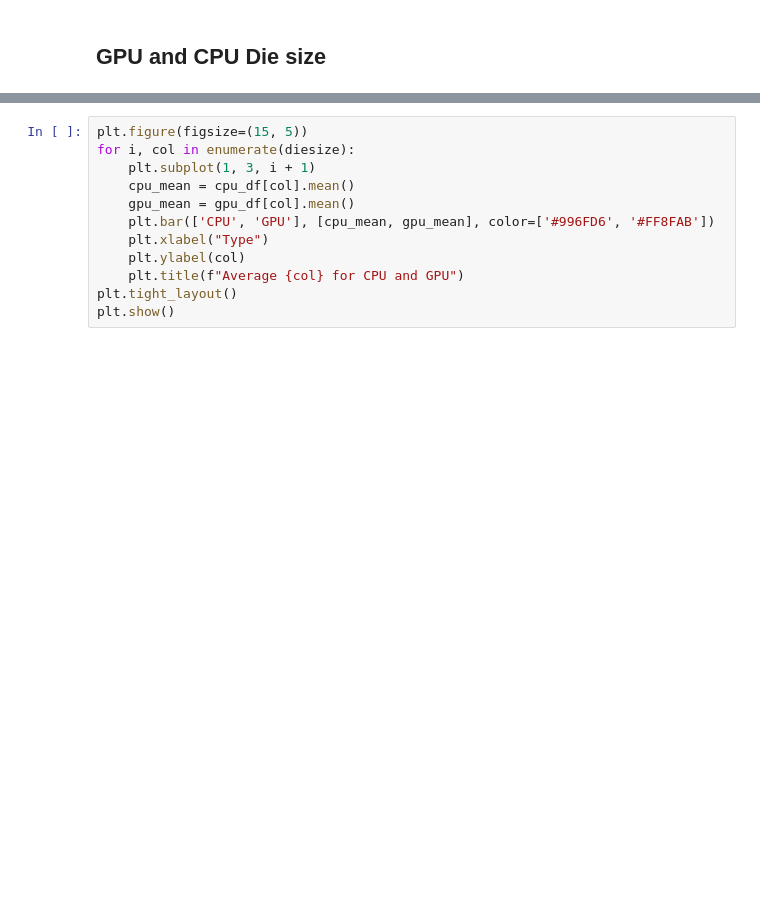
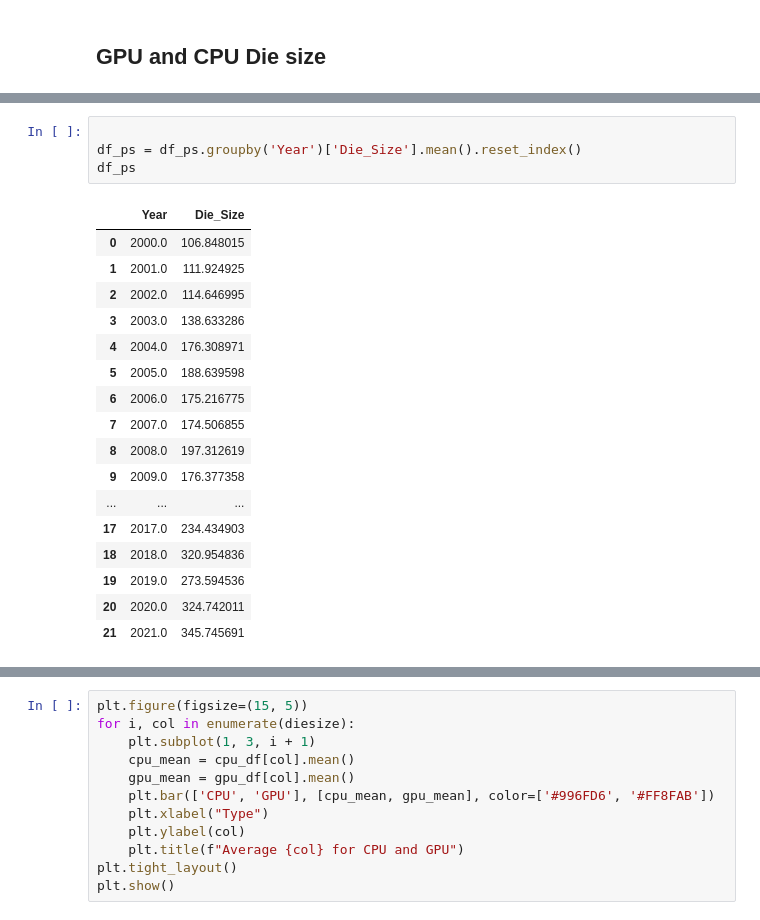
Before and after one commit to WendyInft/MATHEDA-INFANTE, a Jupyter notebook: WK8-Midterm-Exam/Exercise/WK8-Exploratory-Data-Analysis-Infante.ipynb, the cells around one changed output, grey strips where cells are left out. Drawn from its saved outputs; the diff is of its cells as text; blank space fills up the shorter version.

```diff
--- a/WK8-Midterm-Exam/Exercise/WK8-Exploratory-Data-Analysis-Infante.ipynb
+++ b/WK8-Midterm-Exam/Exercise/WK8-Exploratory-Data-Analysis-Infante.ipynb
@@ -308,0 +347,22 @@ diesize= ['Die_Size']
+# %%
+
+df_ps = df_ps.groupby('Year')['Die_Size'].mean().reset_index()
+df_ps
+# %% [output]
+|  | Year | Die_Size |
+| 0 | 2000.0 | 106.848015 |
+| 1 | 2001.0 | 111.924925 |
+| 2 | 2002.0 | 114.646995 |
+| 3 | 2003.0 | 138.633286 |
+| 4 | 2004.0 | 176.308971 |
+| 5 | 2005.0 | 188.639598 |
+| 6 | 2006.0 | 175.216775 |
+| 7 | 2007.0 | 174.506855 |
+| 8 | 2008.0 | 197.312619 |
+| 9 | 2009.0 | 176.377358 |
+| ... | ... | ... |
+| 17 | 2017.0 | 234.434903 |
+| 18 | 2018.0 | 320.954836 |
+| 19 | 2019.0 | 273.594536 |
+| 20 | 2020.0 | 324.742011 |
+| 21 | 2021.0 | 345.745691 |
```
Also changed, not shown: parts of 11 cells of this notebook.
